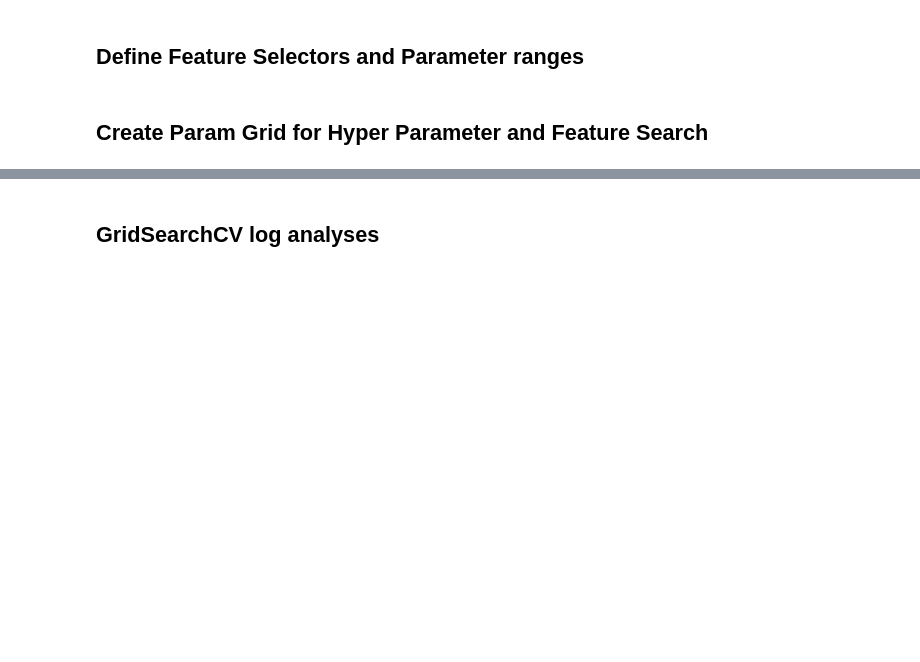
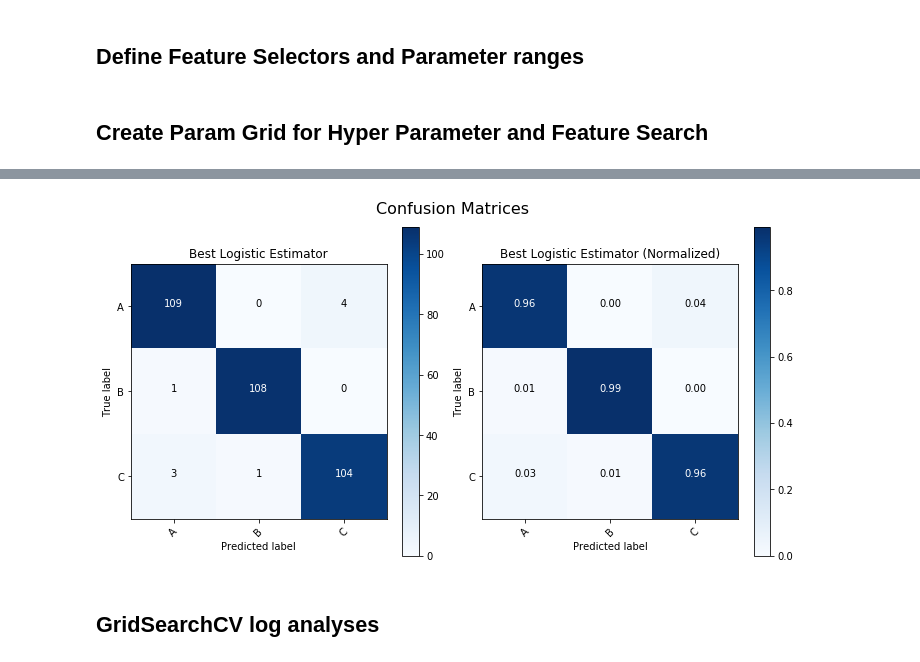
Before and after one commit to vucko83/classification_task, a Jupyter notebook: Classification.ipynb, the cells around one changed output, grey strips where cells are left out. Cells and saved outputs as stored; diff of their text form; code cells hidden in the pictures; blank space fills up the shorter version.

```diff
--- a/Classification.ipynb
+++ b/Classification.ipynb
@@ -434,0 +442,27 @@ GridSearchCV(cv=5, error_score='raise',
+# %%
+cls=np.unique(y_train)
+# %%
+a=log_df.iloc[5,:]['params']
+# %%
+pipa = pipe.set_params(**a)
+# %%
+y_pred=pipa.fit(X_train, y_train).predict(X_test)
+cm = confusion_matrix(y_test, y_pred)
+# %%
+
+
+fig=plt.figure(1, figsize=(10,5))
+fig.suptitle('Confusion Matrices', fontsize=16, y=1.03)
+
+plt.subplot(121)
+
+plot_confusion_matrix(cm =cm, classes = cls, normalize=False, title = 'Best Logistic Estimator')
+
+plt.subplot(122)
+
+plot_confusion_matrix(cm =cm, classes = cls, normalize=True, title = 'Best Logistic Estimator')
+
+fig.subplots_adjust(wspace=0.1, hspace=0.3)
+plt.savefig('ConfusionBestLR')
+# %% [output]
+[figure, added]
```
Also changed, not shown: parts of 9 cells of this notebook, 1 other file.
